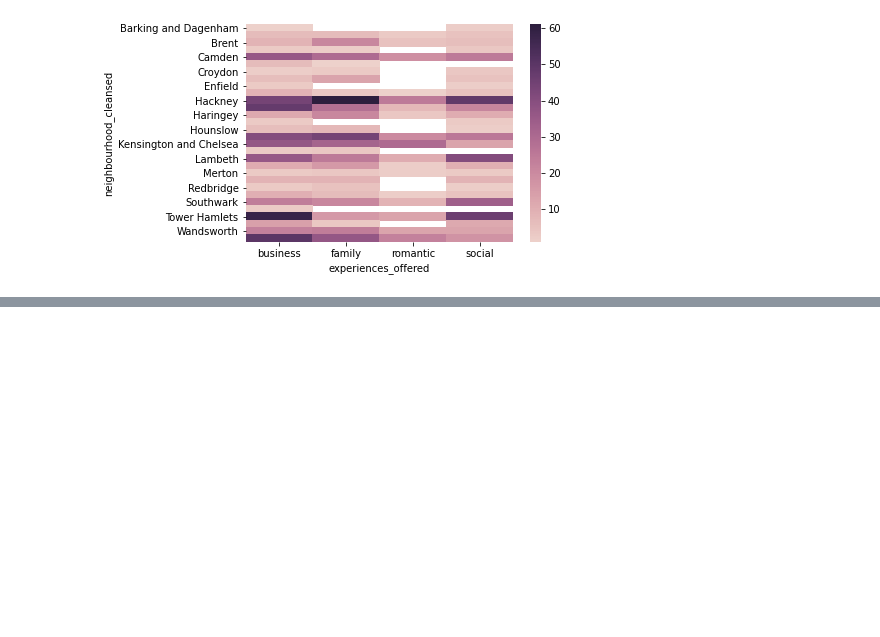
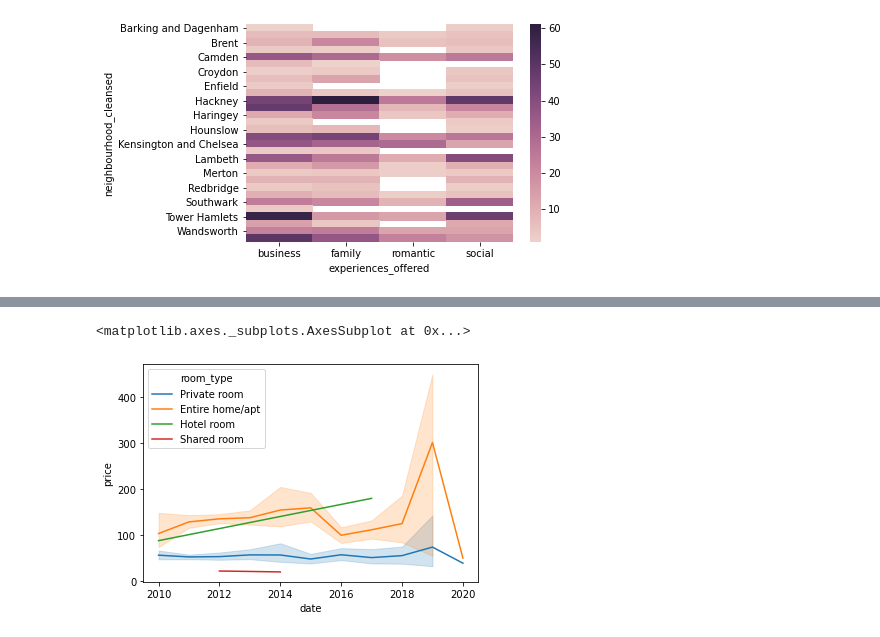
Before and after one commit to AydarZaripov/SQL_project, a Jupyter notebook: SQL_lesson_hw.ipynb, the cells around one changed output, grey strips where cells are left out. Saved outputs shown, nothing was run; the diff lists cells and outputs as text; code cells hidden in the pictures; blank space fills up the shorter version.

```diff
--- a/SQL_lesson_hw.ipynb
+++ b/SQL_lesson_hw.ipynb
@@ -114,0 +169,13 @@ sns.heatmap(df5_1, cmap=sns.cubehelix_palette(as_cmap=True))
+# %%
+query7="""SELECT
+room_type,
+toFloat32OrNull(replaceRegexpAll(price, '[$,]', '')) AS price,
+CAST(first_review AS date) AS date
+FROM ldn_listings
+WHERE first_review>'2010-01-01'
+LIMIT 1000
+"""
+# %%
+df7=ph.read_clickhouse(query7, connection=connection)
+# %%
+df7.date=df7.date.dt.year
@@ -114,0 +197,7 @@ sns.heatmap(df5_1, cmap=sns.cubehelix_palette(as_cmap=True))
+# %%
+df7.sort_values(by='date', inplace=True)
+# %%
+sns.lineplot(x='date', y='price', hue='room_type', data=df7)
+# %% [output]
+<matplotlib.axes._subplots.AxesSubplot at 0x...>
+[figure, added]
```
Also changed, not shown: parts of 10 cells of this notebook.
